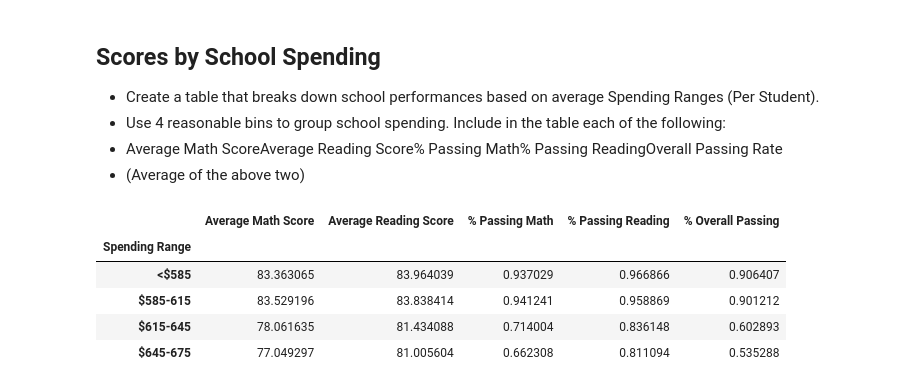
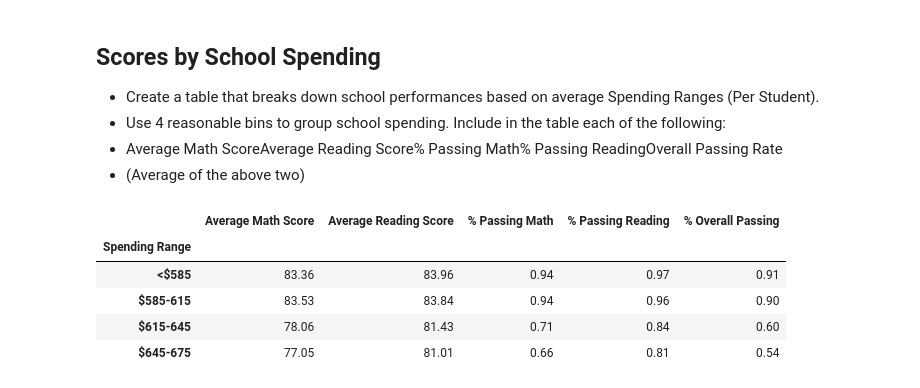
Before and after one commit to wycislo/pandas-challenge, a Jupyter notebook: PyCitySchools.ipynb, the cells around one changed output. Cells and saved outputs as stored; diff of their text form; code cells hidden in the pictures.

```diff
--- a/PyCitySchools.ipynb
+++ b/PyCitySchools.ipynb
@@ -354,22 +357,31 @@ reading_score_by_grade_df
 # %%
 # bins and group names for pandas cut
 school_spend_bin = [0,585,615,645,675]
 spend_group_name = ["<$585", "$585-615", "$615-645", "$645-675"]
 # got setting copy with warning error. Made copy of original data frame and moved on
 student_school2_df =student_school_df.copy()
-student_school2_df['Spending Range'] = pd.cut(student_school2_df["Per Student Budget"],school_spend_bin,labels=spend_group_name)
+student_school2_df['Spending Range'] = pd.cut(student_school2_df["Per Student Budget"]
+                                              ,school_spend_bin,labels=spend_group_name)
 student_school2_df
 
 spending_group = student_school2_df.groupby('Spending Range').mean()
 # remove columns
 del spending_group['Total Students']
 del spending_group['Total School Budget']
 del spending_group['Per Student Budget']
 spending_group
+
+#.map("{:.2f}".format)
+spending_group['Average Math Score'] = spending_group['Average Math Score'].map("{:.2f}".format)
+spending_group['Average Reading Score']=spending_group['Average Reading Score'].map("{:.2f}".format)
+spending_group['% Passing Math']=spending_group['% Passing Math'].map("{:.2f}".format)
+spending_group['% Passing Reading']=spending_group['% Passing Reading'].map("{:.2f}".format)
+spending_group['% Overall Passing']=spending_group['% Overall Passing'].map("{:.2f}".format)
+spending_group
 # %% [output]
 |  | Average Math Score | Average Reading Score | % Passing Math | % Passing Reading | % Overall Passing |
 | Spending Range |  |  |  |  |  |
-| <$585 | 83.363065 | 83.964039 | 0.937029 | 0.966866 | 0.906407 |
-| $585-615 | 83.529196 | 83.838414 | 0.941241 | 0.958869 | 0.901212 |
-| $615-645 | 78.061635 | 81.434088 | 0.714004 | 0.836148 | 0.602893 |
-| $645-675 | 77.049297 | 81.005604 | 0.662308 | 0.811094 | 0.535288 |
+| <$585 | 83.36 | 83.96 | 0.94 | 0.97 | 0.91 |
+| $585-615 | 83.53 | 83.84 | 0.94 | 0.96 | 0.90 |
+| $615-645 | 78.06 | 81.43 | 0.71 | 0.84 | 0.60 |
+| $645-675 | 77.05 | 81.01 | 0.66 | 0.81 | 0.54 |
```
Also changed, not shown: parts of 3 cells of this notebook.
